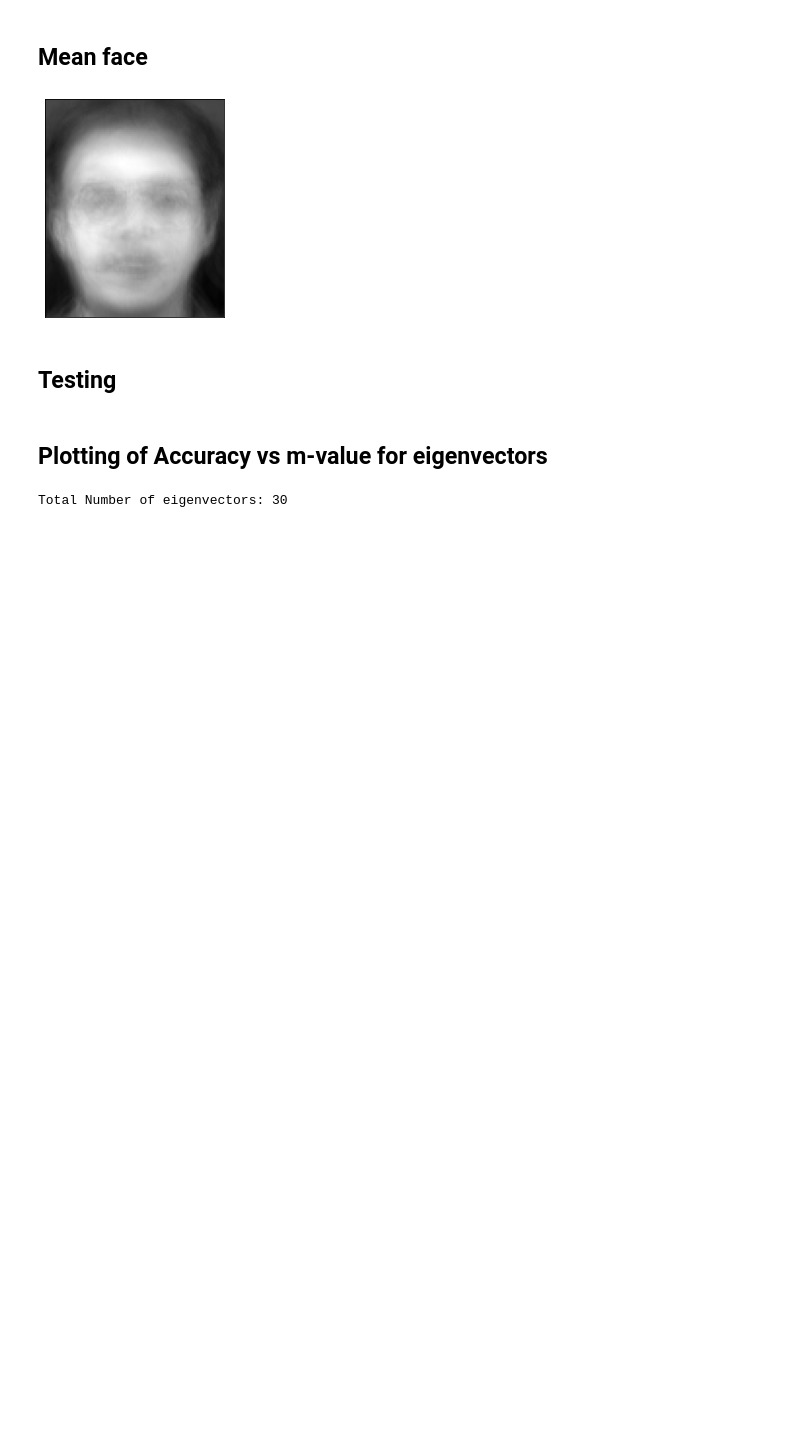
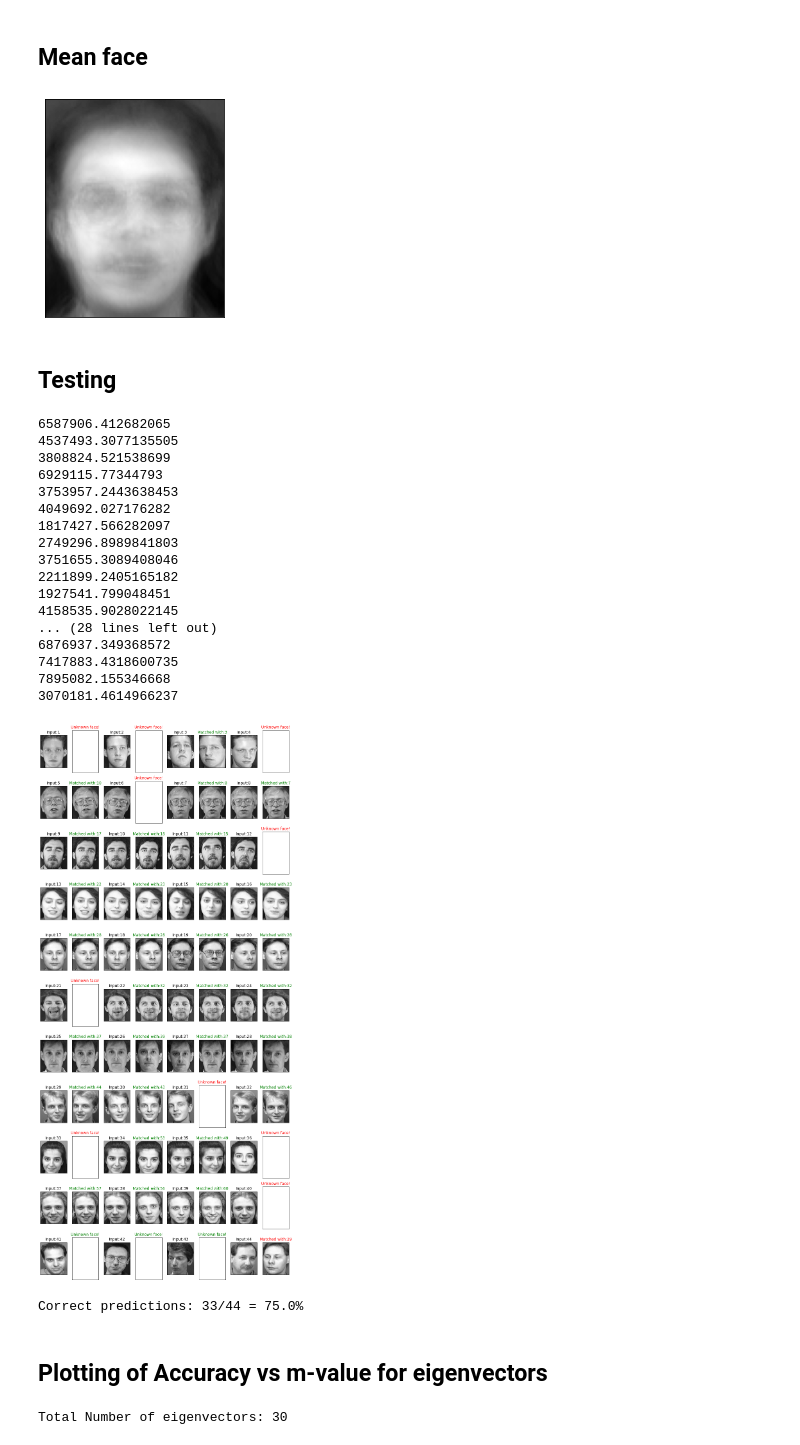
Before and after one commit to shivangibithel/ELL_784_assignment_2, a Jupyter notebook: FaceRecognition/Face-Recognition-master/LDA.ipynb, the cells around one changed output. Cells and saved outputs as stored; diff of their text form; code cells hidden in the pictures; blank space fills up the shorter version.

```diff
--- a/FaceRecognition/Face-Recognition-master/LDA.ipynb
+++ b/FaceRecognition/Face-Recognition-master/LDA.ipynb
@@ -328,41 +328,69 @@ def recogniser(img_number):
     # print("mean:",mean_)
     index = np.argmin(norms)
 
+    dist = np.min(norms)
+    print(dist)
+
+
+
+
     plt.subplot(11,8,1+count)
 
     set_number = int(img_number/4)
 #     print(set_number)
 
-    t0 = 7000000
+    t0 = 4000000
 
 #     if(img_number>=40):
 #         print(norms[index])
 
     if norms[index] < t0:
       if(index>=(6*set_number) and index<(6*(set_number+1))):
           plt.title('Matched with:'+str(index+1), color='g')
           plt.imshow(training_tensor[index,:].reshape(height,width), cmap='gray')
           correct_pred += 1
       else:
           plt.title('Matched with:'+str(index+1), color='r')
           plt.imshow(training_tensor[index,:].reshape(height,width), cmap='gray')
     else:
         if(img_number>=40):
             plt.title('Unknown face!', color='g')
             correct_pred += 1
         else:
             plt.title('Unknown face!', color='r')
     plt.subplots_adjust(right=1.2, top=2.5)
     plt.tick_params(labelleft=False, labelbottom=False, bottom=False,top=False,right=False,left=False, which='both')
     count+=1
+    return dist
 
 fig = plt.figure(figsize=(10, 10))
 for i in range(len(testing_tensor)):
     recogniser(i)
 
+
 plt.show()
 
 print('Correct predictions: {}/{} = {}%'.format(correct_pred, num_images, correct_pred/num_images*100.00))
+# %% [output]
+6587906.412682065
+4537493.3077135505
+3808824.521538699
+6929115.77344793
+3753957.2443638453
+4049692.027176282
+1817427.566282097
+2749296.8989841803
+3751655.3089408046
+2211899.2405165182
+1927541.799048451
+4158535.9028022145
+... (28 lines left out)
+6876937.349368572
+7417883.4318600735
+7895082.155346668
+3070181.4614966237
+[figure, added]
+Correct predictions: 33/44 = 75.0%
 # %% [markdown]
 ## Plotting of Accuracy vs m-value for eigenvectors
 # %%
```
Also changed, not shown: parts of 5 cells of this notebook.
